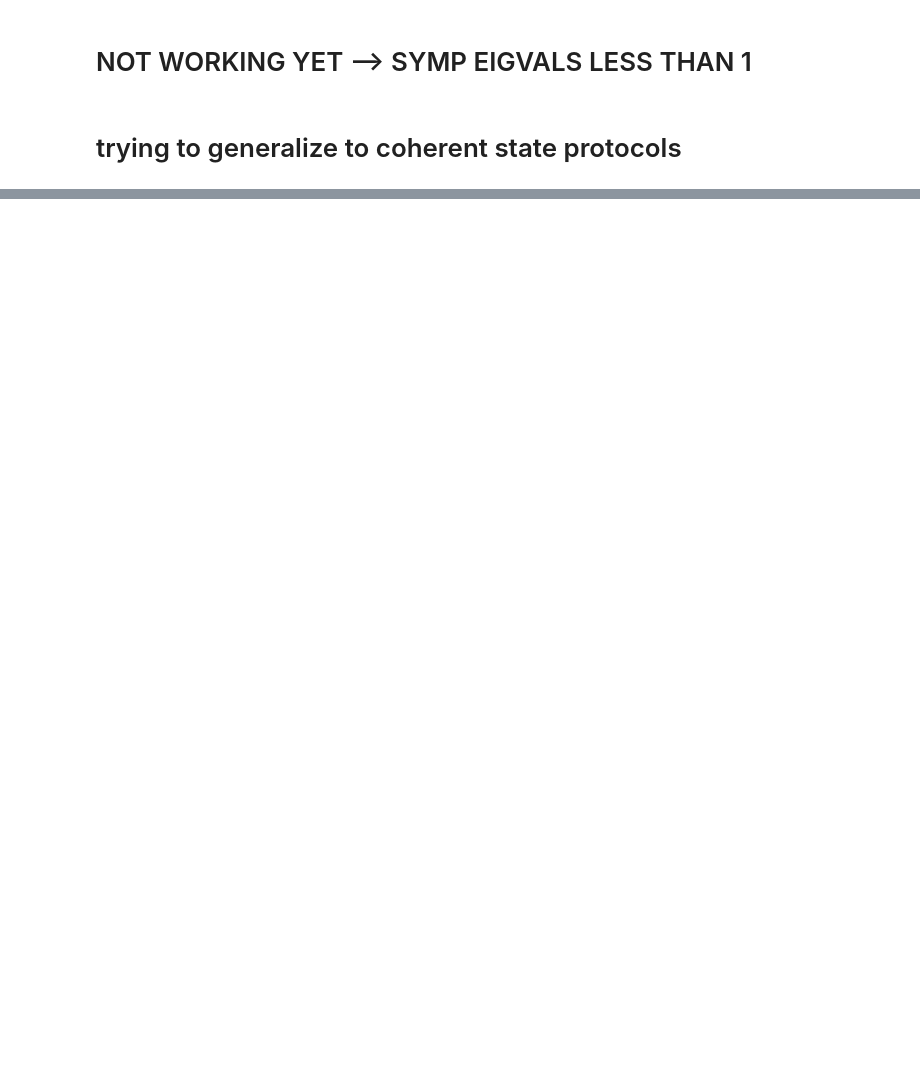
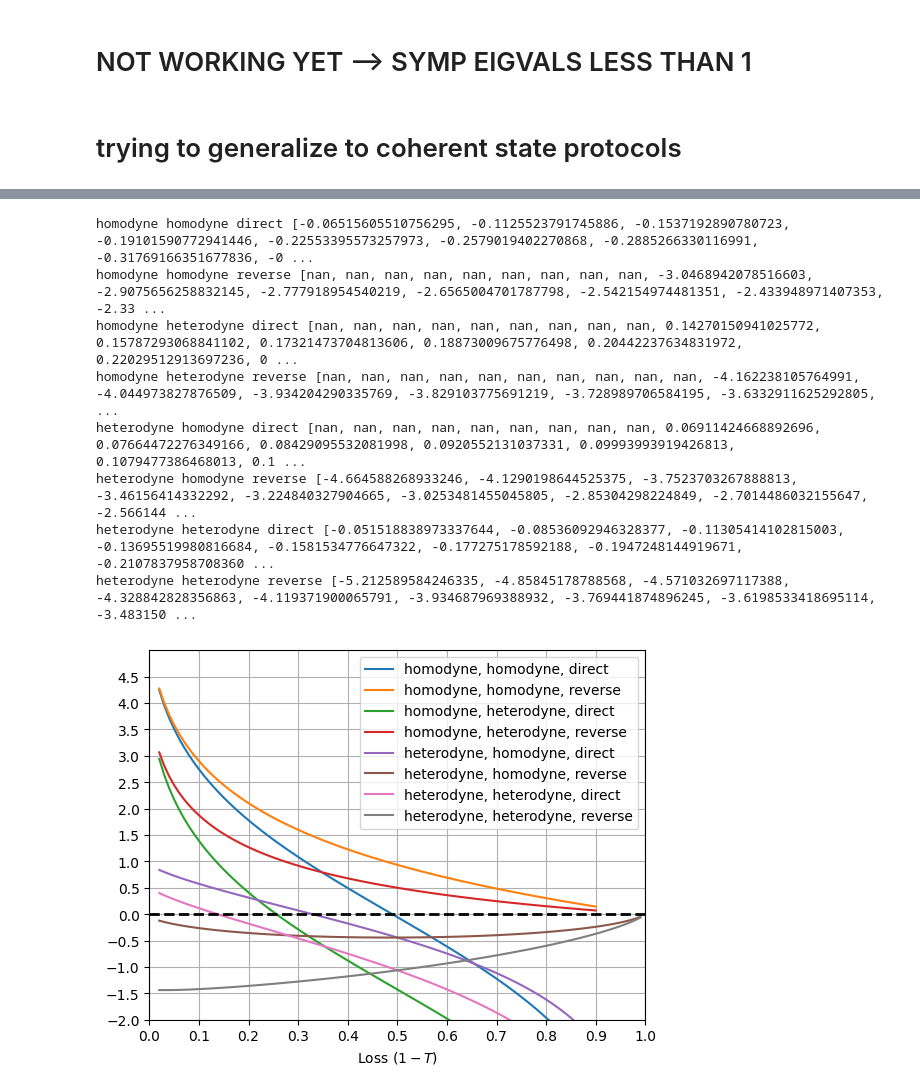
Before and after one commit to lucamar91/qkd_networks, a Jupyter notebook: new_protocols.ipynb, the cells around one changed output, grey strips where cells are left out. Saved outputs shown, nothing was run; the diff lists cells and outputs as text; code cells hidden in the pictures; blank space fills up the shorter version.

```diff
--- a/new_protocols.ipynb
+++ b/new_protocols.ipynb
@@ -174,0 +177,30 @@ ValueError: shapes (5,) and (2,2) not aligned: 5 (dim 0) != 2 (dim 0)
+# %%
+V = 5
+T_resolution = 0.01
+T= np.arange(T_resolution, .99, T_resolution) # extreme values of T cause numerical issues
+exc_noise = 0.01
+
+alice_det_modes = ['homodyne', 'heterodyne']
+for a_det, det_mode, rec_mode in product(alice_det_modes, det_modes, reconciliation_modes):
+    print(a_det, det_mode, rec_mode, rates)
+    rates = [CV_keyrate(5, t, exc_noise, alice_detection_mode=a_det, detection_mode=det_mode, reconciliation=rec_mode) for t in T]
+    plt.plot(1-T, rates, label=f'{a_det}, {det_mode}, {rec_mode}')
+down, up = -2, 5
+plt.xticks(np.arange(0, 1.1, 0.1))
+plt.yticks(np.arange(down, up, 0.5))
+plt.ylim(down, up)
+plt.xlim(0, 1)
+plt.axhline(0, color='black', lw=2, ls='--')
+plt.xlabel('Loss $(1 - T)$')
+plt.legend()
+plt.grid()
+# %% [output]
+homodyne homodyne direct [-0.06515605510756295, -0.1125523791745886, -0.1537192890780723, -0.19101590772941446, -0.22553395573257973, -0.2579019402270868, -0.2885266330116991, -0.31769166351677836, -0 ...
+homodyne homodyne reverse [nan, nan, nan, nan, nan, nan, nan, nan, nan, -3.0468942078516603, -2.9075656258832145, -2.777918954540219, -2.6565004701787798, -2.542154974481351, -2.433948971407353, -2.33 ...
+homodyne heterodyne direct [nan, nan, nan, nan, nan, nan, nan, nan, nan, 0.14270150941025772, 0.15787293068841102, 0.17321473704813606, 0.18873009675776498, 0.20442237634831972, 0.22029512913697236, 0 ...
+homodyne heterodyne reverse [nan, nan, nan, nan, nan, nan, nan, nan, nan, nan, -4.162238105764991, -4.044973827876509, -3.934204290335769, -3.829103775691219, -3.728989706584195, -3.6332911625292805,  ...
+heterodyne homodyne direct [nan, nan, nan, nan, nan, nan, nan, nan, nan, 0.06911424668892696, 0.07664472276349166, 0.08429095532081998, 0.0920552131037331, 0.09993993919426813, 0.1079477386468013, 0.1 ...
+heterodyne homodyne reverse [-4.664588268933246, -4.1290198644525375, -3.7523703267888813, -3.46156414332292, -3.224840327904665, -3.0253481455045805, -2.85304298224849, -2.7014486032155647, -2.566144 ...
+heterodyne heterodyne direct [-0.051518838973337644, -0.08536092946328377, -0.11305414102815003, -0.13695519980816684, -0.1581534776647322, -0.177275178592188, -0.1947248144919671, -0.2107837958708360 ...
+heterodyne heterodyne reverse [-5.212589584246335, -4.85845178788568, -4.571032697117388, -4.328842828356863, -4.119371900065791, -3.934687969388932, -3.769441874896245, -3.6198533418695114, -3.483150 ...
+[figure, added]
```
Also changed, not shown: parts of 3 cells of this notebook.
